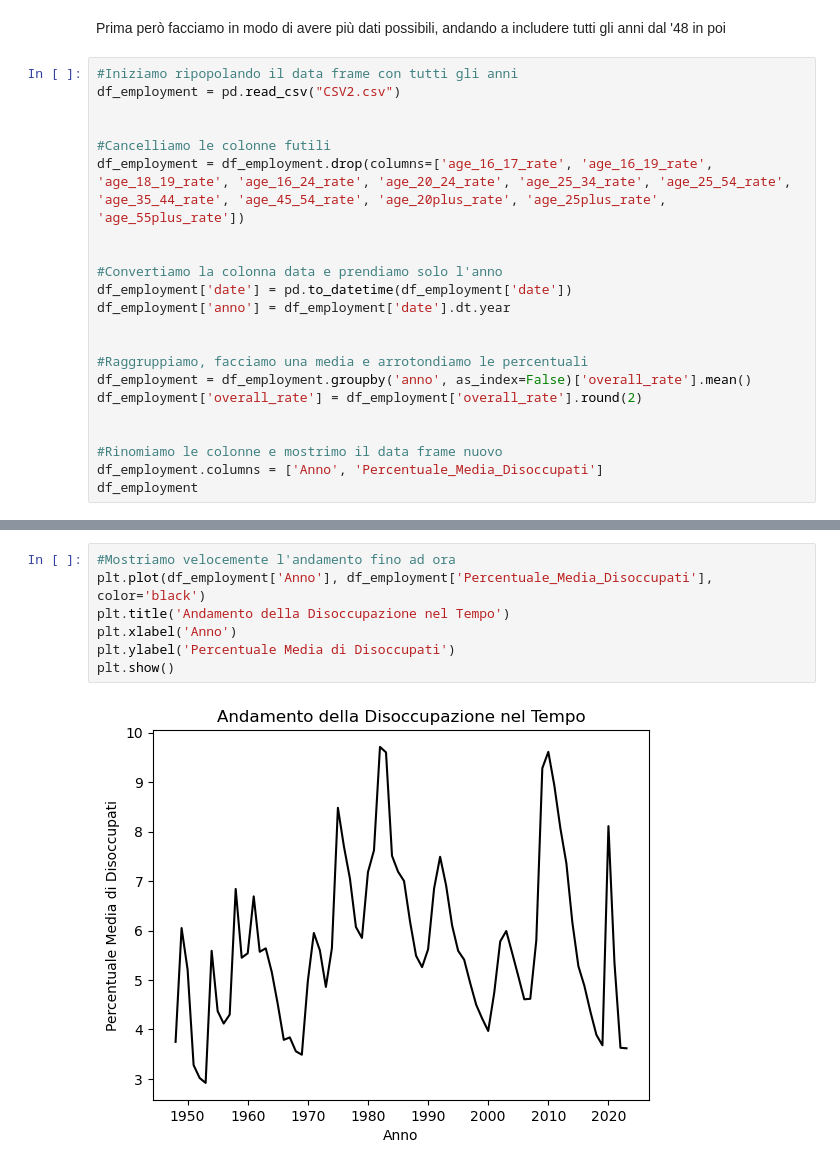
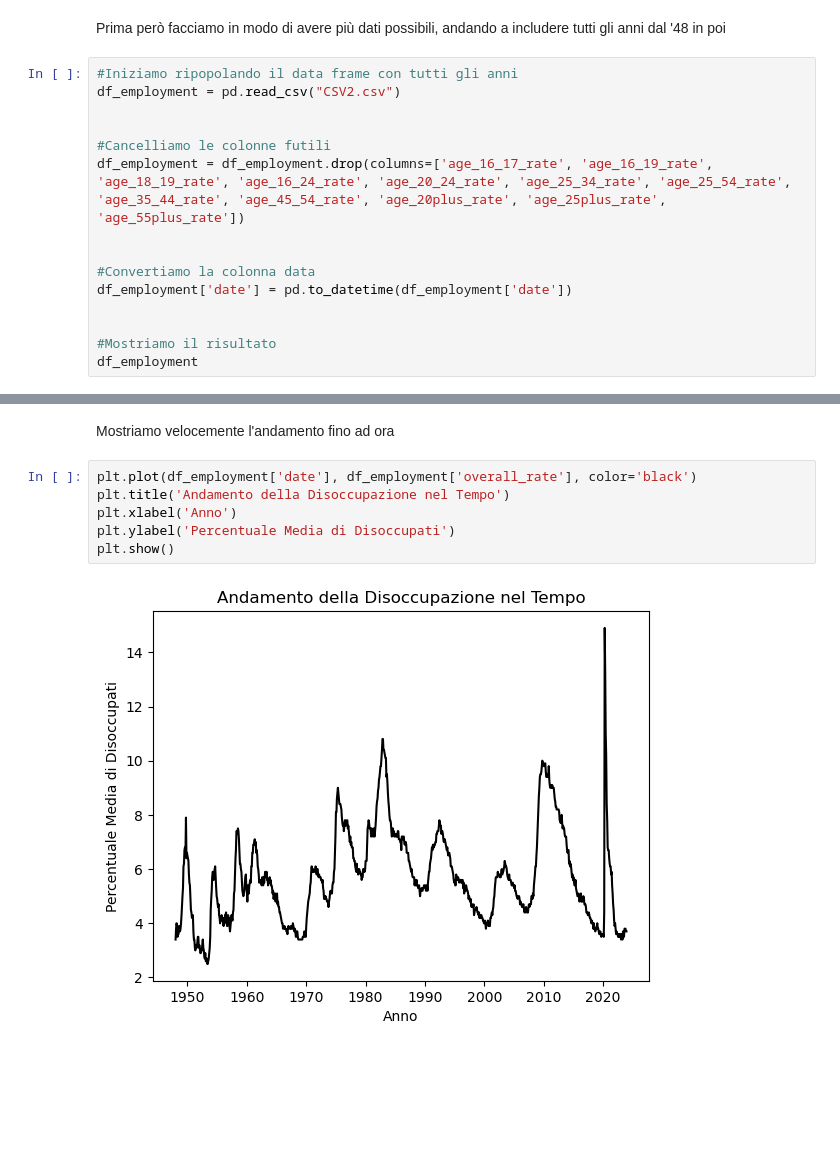
Before and after one commit to MatteoCalvanico/DataAnalytics-Project, a Jupyter notebook: Progetto.ipynb, the cells around one changed output, grey strips where cells are left out. Cells and saved outputs as stored; diff of their text form; blank space fills up the shorter version.

```diff
--- a/Progetto.ipynb
+++ b/Progetto.ipynb
@@ -265,17 +271,10 @@ df_employment = pd.read_csv("CSV2.csv")
 df_employment = df_employment.drop(columns=['age_16_17_rate', 'age_16_19_rate', 'age_18_19_rate', 'age_16_24_rate', 'age_20_24_rate', 'age_25_34_rate', 'age_25_54_rate', 'age_35_44_rate', 'age_45_54_rate', 'age_20plus_rate', 'age_25plus_rate', 'age_55plus_rate'])
 
 
-#Convertiamo la colonna data e prendiamo solo l'anno
+#Convertiamo la colonna data
 df_employment['date'] = pd.to_datetime(df_employment['date'])
-df_employment['anno'] = df_employment['date'].dt.year
 
 
-#Raggruppiamo, facciamo una media e arrotondiamo le percentuali
-df_employment = df_employment.groupby('anno', as_index=False)['overall_rate'].mean()
-df_employment['overall_rate'] = df_employment['overall_rate'].round(2)
-
-
-#Rinomiamo le colonne e mostrimo il data frame nuovo
-df_employment.columns = ['Anno', 'Percentuale_Media_Disoccupati']
+#Mostriamo il risultato
 df_employment
 # %% [output]
@@ -295,9 +294,10 @@ df_employment
+# %% [markdown]
+Mostriamo velocemente l'andamento fino ad ora
 # %%
-#Mostriamo velocemente l'andamento fino ad ora
-plt.plot(df_employment['Anno'], df_employment['Percentuale_Media_Disoccupati'], color='black')
+plt.plot(df_employment['date'], df_employment['overall_rate'], color='black')
 plt.title('Andamento della Disoccupazione nel Tempo')
 plt.xlabel('Anno')
 plt.ylabel('Percentuale Media di Disoccupati')
 plt.show()
 # %% [output]
-[figure, old version]
+[figure, new version]
```
Also changed, not shown: parts of 7 cells of this notebook.
